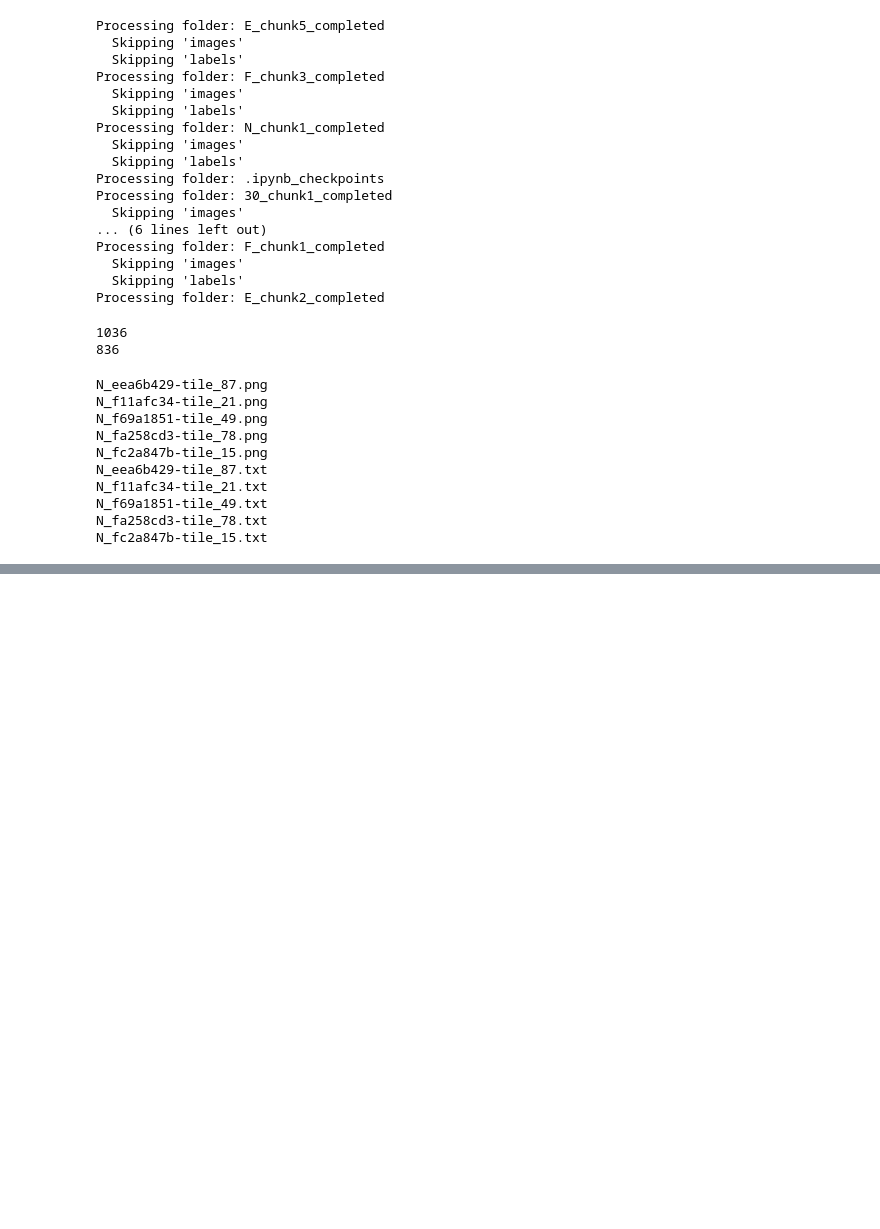
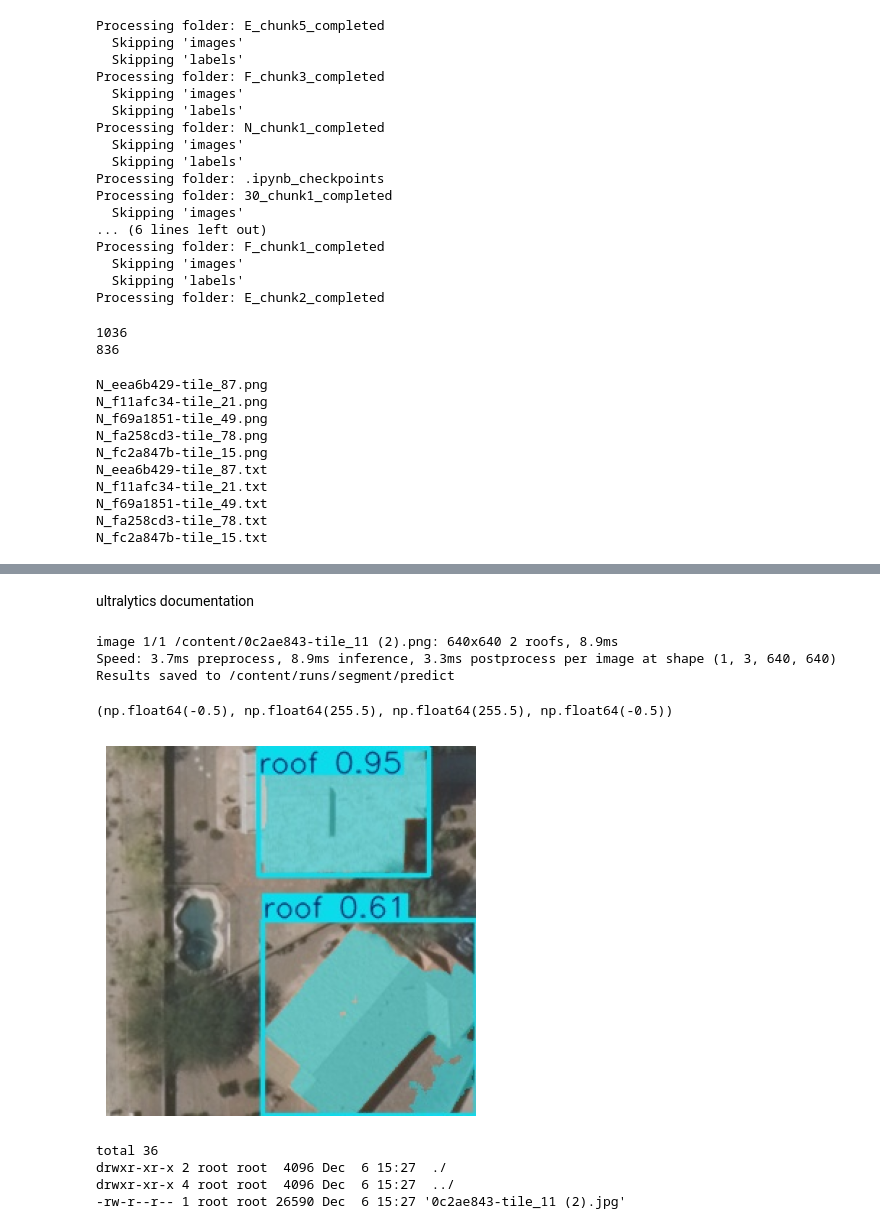
Before and after one commit to ruchithelamp/urbanPVoptimization, a Jupyter notebook: notebooks/sqfootage.ipynb, the cells around one changed output, grey strips where cells are left out. Drawn from its saved outputs; the diff is of its cells as text; code cells hidden in the pictures; blank space fills up the shorter version.

Commit message:
roof area model to area calc update

```diff
--- a/notebooks/sqfootage.ipynb
+++ b/notebooks/sqfootage.ipynb
@@ -344,0 +449,25 @@ Created zip: /content/RoofAreaModel.zip
+# %% [markdown]
+ultralytics documentation
+# %%
+import matplotlib.pyplot as plt
+import cv2
+
+pred = m.predict("/content/0c2ae843-tile_11 (2).png", save=True)
+# %% [output]
+image 1/1 /content/0c2ae843-tile_11 (2).png: 640x640 2 roofs, 8.9ms
+Speed: 3.7ms preprocess, 8.9ms inference, 3.3ms postprocess per image at shape (1, 3, 640, 640)
+Results saved to /content/runs/segment/predict
+# %%
+img = cv2.imread("runs/segment/predict/0c2ae843-tile_11 (2).jpg")
+plt.imshow(cv2.cvtColor(img, cv2.COLOR_BGR2RGB))
+plt.axis('off')
+# %% [output]
+(np.float64(-0.5), np.float64(255.5), np.float64(255.5), np.float64(-0.5))
+[figure, added]
+# %%
+ls -la "runs/segment/predict"
+# %% [output]
+total 36
+drwxr-xr-x 2 root root  4096 Dec  6 15:27  ./
+drwxr-xr-x 4 root root  4096 Dec  6 15:27  ../
+-rw-r--r-- 1 root root 26590 Dec  6 15:27 '0c2ae843-tile_11 (2).jpg'
```
Also changed, not shown: parts of 15 cells of this notebook.
